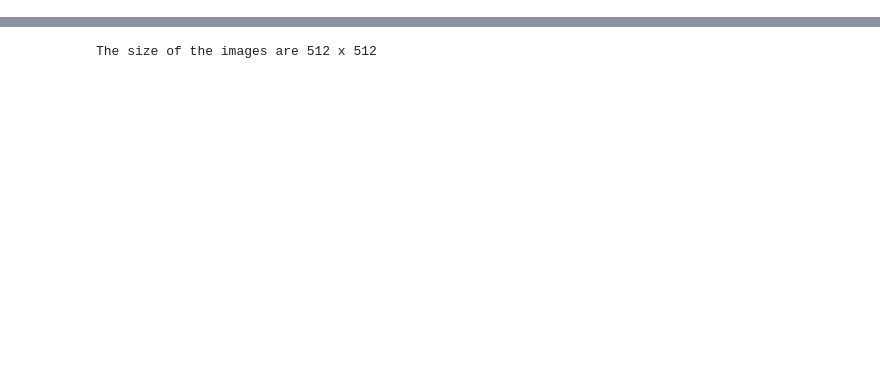
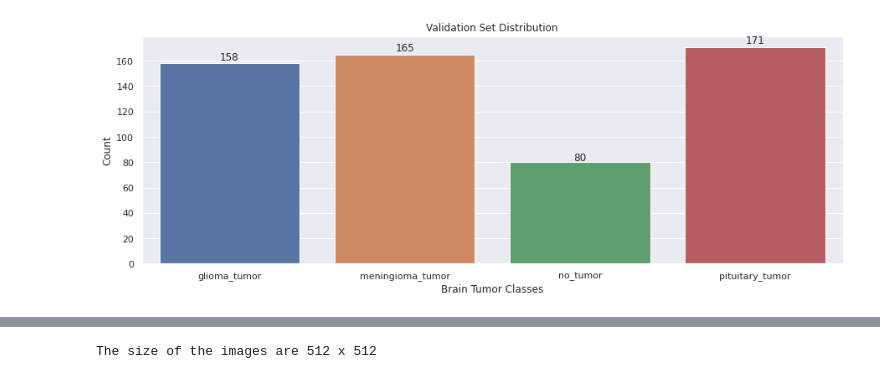
Before and after one commit to szelinghsu/BrainTumor, a Jupyter notebook: notebooks/brain_tumor.ipynb, the cells around one changed output, grey strips where cells are left out. Saved outputs shown, nothing was run; the diff lists cells and outputs as text; code cells hidden in the pictures; blank space fills up the shorter version.

```diff
--- a/notebooks/brain_tumor.ipynb
+++ b/notebooks/brain_tumor.ipynb
@@ -37,0 +158,4 @@ The names of the classes are ['meningioma_tumor', 'no_tumor', 'glioma_tumor', 'p
+# %%
+plot_class_distribution(val_labels_count, 'Validation Set Distribution')
+# %% [output]
+[figure, added]
```
Also changed, not shown: parts of 80 cells of this notebook.
